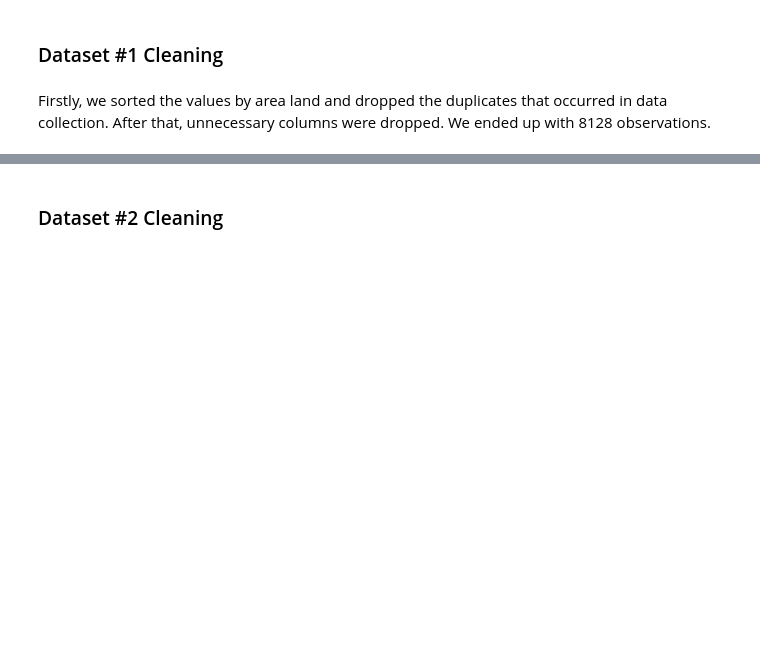
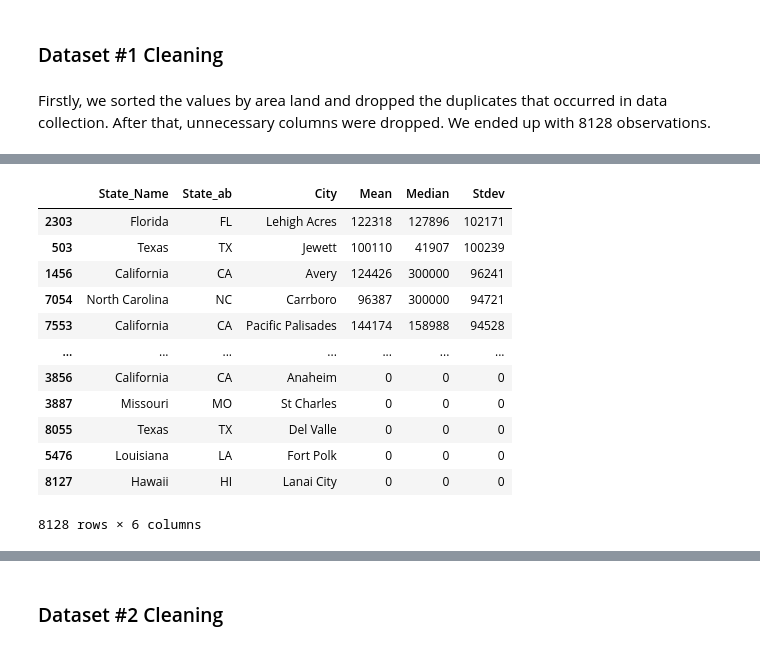
Before and after one commit to sim-anna/COGS108-Group_026-Wi23, a Jupyter notebook: EDACheckpointGroup_026-Wi23.ipynb, the cells around one changed output, grey strips where cells are left out. Saved outputs shown, nothing was run; the diff lists cells and outputs as text; code cells hidden in the pictures; blank space fills up the shorter version.

```diff
--- a/EDACheckpointGroup_026-Wi23.ipynb
+++ b/EDACheckpointGroup_026-Wi23.ipynb
@@ -80,3 +80,19 @@ inc = inc.drop(columns = ['id', 'State_Code', 'County',
                           'Place', 'Type', 'Primary',
                           'Zip_Code', 'Area_Code', 'ALand',
                           'AWater', 'Lat','Lon', 'sum_w' ])
+# %%
+inc.sort_values('Stdev',ascending = False )
+# %% [output]
+|  | State_Name | State_ab | City | Mean | Median | Stdev |
+| 2303 | Florida | FL | Lehigh Acres | 122318 | 127896 | 102171 |
+| 503 | Texas | TX | Jewett | 100110 | 41907 | 100239 |
+| 1456 | California | CA | Avery | 124426 | 300000 | 96241 |
+| 7054 | North Carolina | NC | Carrboro | 96387 | 300000 | 94721 |
+| 7553 | California | CA | Pacific Palisades | 144174 | 158988 | 94528 |
+| ... | ... | ... | ... | ... | ... | ... |
+| 3856 | California | CA | Anaheim | 0 | 0 | 0 |
+| 3887 | Missouri | MO | St Charles | 0 | 0 | 0 |
+| 8055 | Texas | TX | Del Valle | 0 | 0 | 0 |
+| 5476 | Louisiana | LA | Fort Polk | 0 | 0 | 0 |
+| 8127 | Hawaii | HI | Lanai City | 0 | 0 | 0 |
+8128 rows × 6 columns
```
Also changed, not shown: parts of 10 cells of this notebook.
